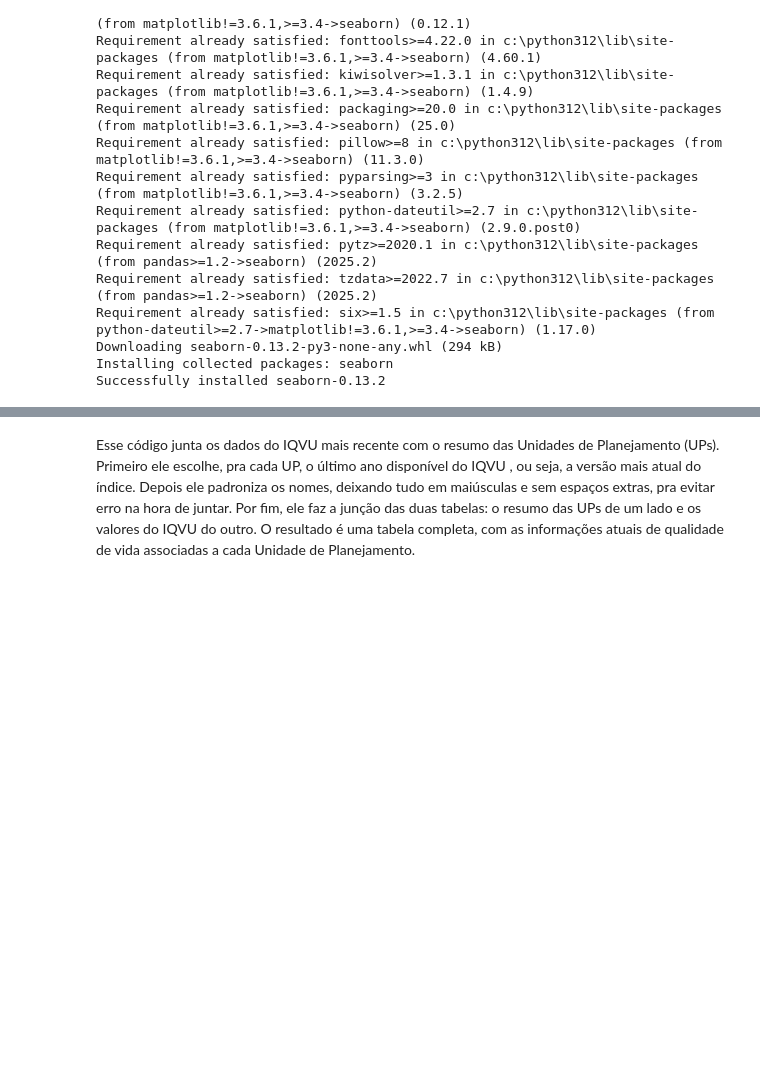
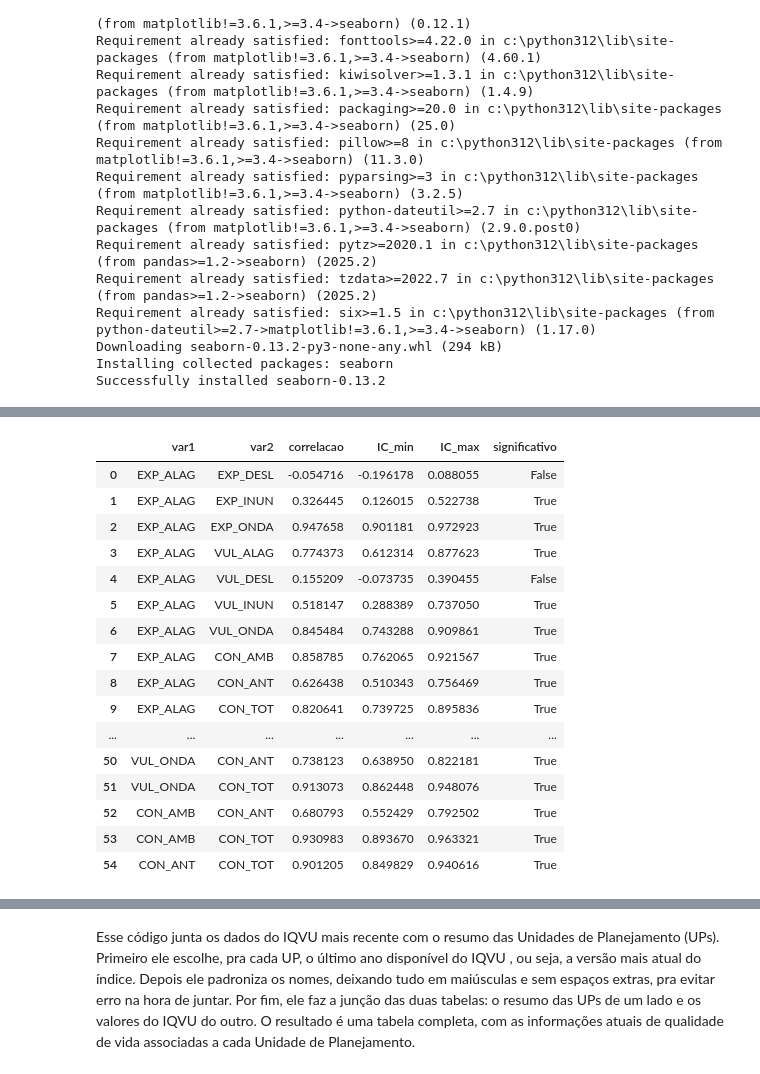
Before and after one commit to luizfgontijo/icd-project, a Jupyter notebook: analise.ipynb, the cells around one changed output, grey strips where cells are left out. Cells and saved outputs as stored; diff of their text form; code cells hidden in the pictures; blank space fills up the shorter version.

```diff
--- a/analise.ipynb
+++ b/analise.ipynb
@@ -531,0 +555,67 @@ df_corr_up = resumo_up[variaveis_filtradas]
+# %%
+import numpy as np
+import pandas as pd
+
+# Lista de variáveis numéricas
+vars_up = df_corr_up.columns.tolist()
+
+resultados = []
+
+# Percorre todos os pares de variáveis
+for i in range(len(vars_up)):
+    for j in range(i+1, len(vars_up)):  # evita repetir pares
+        var1 = vars_up[i]
+        var2 = vars_up[j]
+
+        x = df_corr_up[var1]
+        y = df_corr_up[var2]
+
+        # Correlação observada
+        corr_obs = x.corr(y)
+
+        # Bootstrap
+        n_boot = 5000
+        corrs = []
+
+        for _ in range(n_boot):
+            idx = np.random.choice(len(x), len(x), replace=True)
+            corrs.append(x.iloc[idx].corr(y.iloc[idx]))
+
+        # Intervalo de confiança
+        ic_min = np.percentile(corrs, 2.5)
+        ic_max = np.percentile(corrs, 97.5)
+
+        # Teste: intervalo inclui zero?
+        significativo = not (ic_min <= 0 <= ic_max)
+
+        resultados.append({
+            "var1": var1,
+            "var2": var2,
+            "correlacao": corr_obs,
+            "IC_min": ic_min,
+            "IC_max": ic_max,
+            "significativo": significativo
+        })
+
+# Converte para DataFrame
+df_ic = pd.DataFrame(resultados)
+
+df_ic
+# %% [output]
+|  | var1 | var2 | correlacao | IC_min | IC_max | significativo |
+| 0 | EXP_ALAG | EXP_DESL | -0.054716 | -0.196178 | 0.088055 | False |
+| 1 | EXP_ALAG | EXP_INUN | 0.326445 | 0.126015 | 0.522738 | True |
+| 2 | EXP_ALAG | EXP_ONDA | 0.947658 | 0.901181 | 0.972923 | True |
+| 3 | EXP_ALAG | VUL_ALAG | 0.774373 | 0.612314 | 0.877623 | True |
+| 4 | EXP_ALAG | VUL_DESL | 0.155209 | -0.073735 | 0.390455 | False |
+| 5 | EXP_ALAG | VUL_INUN | 0.518147 | 0.288389 | 0.737050 | True |
+| 6 | EXP_ALAG | VUL_ONDA | 0.845484 | 0.743288 | 0.909861 | True |
+| 7 | EXP_ALAG | CON_AMB | 0.858785 | 0.762065 | 0.921567 | True |
+| 8 | EXP_ALAG | CON_ANT | 0.626438 | 0.510343 | 0.756469 | True |
+| 9 | EXP_ALAG | CON_TOT | 0.820641 | 0.739725 | 0.895836 | True |
+| ... | ... | ... | ... | ... | ... | ... |
+| 50 | VUL_ONDA | CON_ANT | 0.738123 | 0.638950 | 0.822181 | True |
+| 51 | VUL_ONDA | CON_TOT | 0.913073 | 0.862448 | 0.948076 | True |
+| 52 | CON_AMB | CON_ANT | 0.680793 | 0.552429 | 0.792502 | True |
+| 53 | CON_AMB | CON_TOT | 0.930983 | 0.893670 | 0.963321 | True |
+| 54 | CON_ANT | CON_TOT | 0.901205 | 0.849829 | 0.940616 | True |
```
Also changed, not shown: parts of 14 cells of this notebook.
